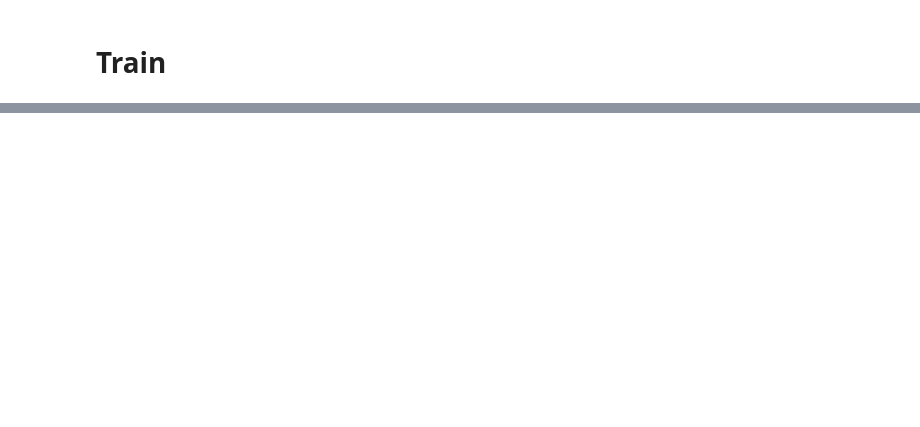
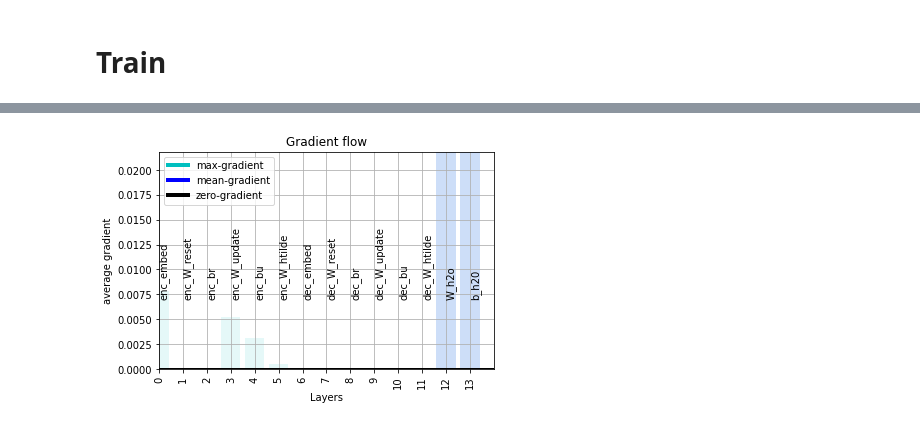
Before and after one commit to hans-elliott99/python-ml, a Jupyter notebook: tutorials/pytorch/GRU_eng-fra-transl.ipynb, the cells around one changed output, grey strips where cells are left out. Cells and saved outputs as stored; diff of their text form; code cells hidden in the pictures; blank space fills up the shorter version.

```diff
--- a/tutorials/pytorch/GRU_eng-fra-transl.ipynb
+++ b/tutorials/pytorch/GRU_eng-fra-transl.ipynb
@@ -410,0 +692,21 @@ torch.nn.functional.softmax(logits, dim=0)
+# %%
+N_SAMPLES = 300
+Xs, Ys = words_to_data(english[:N_SAMPLES], french[:N_SAMPLES], stoi, stop_char=STOP_CHR)
+
+
+# MODEL
+n_letters = len(stoi)
+hidden_size = 64
+emb_dim = 33
+simple_model = TranslGRU(vocab_size=n_letters,
+                  enc_embed_dim=emb_dim,
+                  dec_embed_dim=emb_dim,
+                  dec_type="simple",
+                  hidden_size=hidden_size,
+                  max_length=MAX_CHARS,
+                  stoi_mapping=stoi, start_chr=START_CHR, stop_chr=STOP_CHR
+                  )
+simple_model.init_weights(lam=0.01)
+
+print("MODEL PARAMETERS:", simple_model.n_parameters)
+print("training samples:", len(Xs))
@@ -410,0 +791,4 @@ torch.nn.functional.softmax(logits, dim=0)
+# %%
+plot_grad_flow_basic(simple_model.params, simple_model.param_names)
+# %% [output]
+[figure, added]
```
Also changed, not shown: parts of 30 cells of this notebook, 1 other file.
